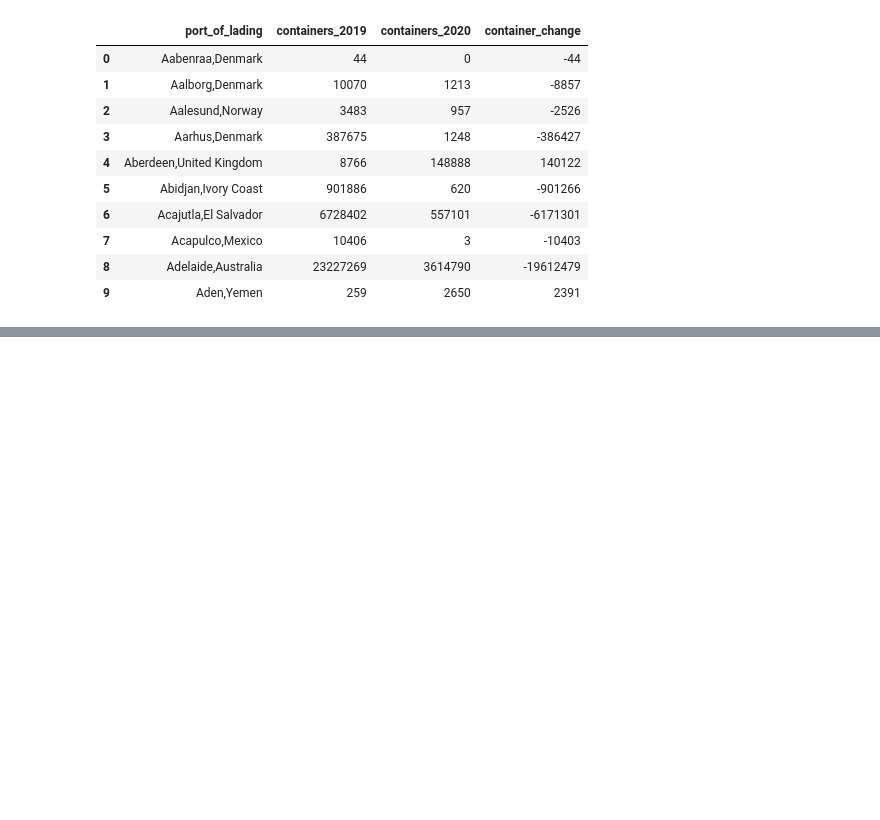
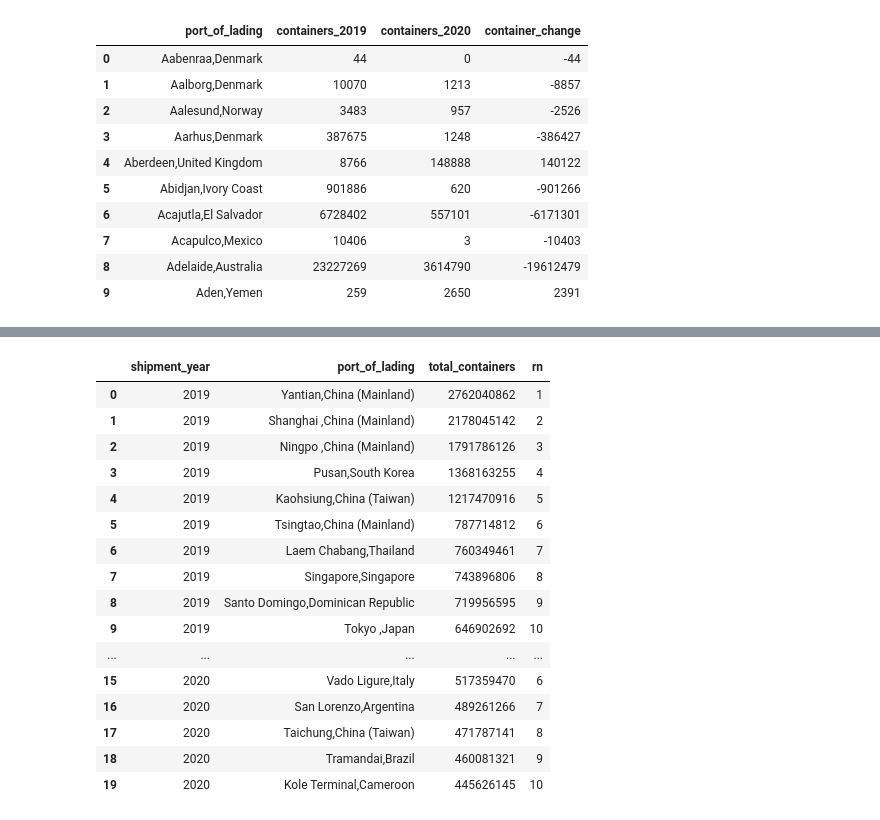
Before and after one commit to JaviMtz02/project1-bastion-analytics-etl-pipeline, a Jupyter notebook: Use Case Files/using_db.ipynb, the cells around one changed output, grey strips where cells are left out. Saved outputs shown, nothing was run; the diff lists cells and outputs as text; code cells hidden in the pictures; blank space fills up the shorter version.

```diff
--- a/Use Case Files/using_db.ipynb
+++ b/Use Case Files/using_db.ipynb
@@ -180,0 +236,27 @@ FROM
+# %%
+query = """
+SELECT *
+FROM TopPortsByContainers
+"""
+
+df = pd.read_sql(query,conn)
+# %%
+df
+# %% [output]
+|  | shipment_year | port_of_lading | total_containers | rn |
+| 0 | 2019 | Yantian,China (Mainland) | 2762040862 | 1 |
+| 1 | 2019 | Shanghai ,China (Mainland) | 2178045142 | 2 |
+| 2 | 2019 | Ningpo ,China (Mainland) | 1791786126 | 3 |
+| 3 | 2019 | Pusan,South Korea | 1368163255 | 4 |
+| 4 | 2019 | Kaohsiung,China (Taiwan) | 1217470916 | 5 |
+| 5 | 2019 | Tsingtao,China (Mainland) | 787714812 | 6 |
+| 6 | 2019 | Laem Chabang,Thailand | 760349461 | 7 |
+| 7 | 2019 | Singapore,Singapore | 743896806 | 8 |
+| 8 | 2019 | Santo Domingo,Dominican Republic | 719956595 | 9 |
+| 9 | 2019 | Tokyo ,Japan | 646902692 | 10 |
+| ... | ... | ... | ... | ... |
+| 15 | 2020 | Vado Ligure,Italy | 517359470 | 6 |
+| 16 | 2020 | San Lorenzo,Argentina | 489261266 | 7 |
+| 17 | 2020 | Taichung,China (Taiwan) | 471787141 | 8 |
+| 18 | 2020 | Tramandai,Brazil | 460081321 | 9 |
+| 19 | 2020 | Kole Terminal,Cameroon | 445626145 | 10 |
```
Also changed, not shown: parts of 5 cells of this notebook, 1 other file.
